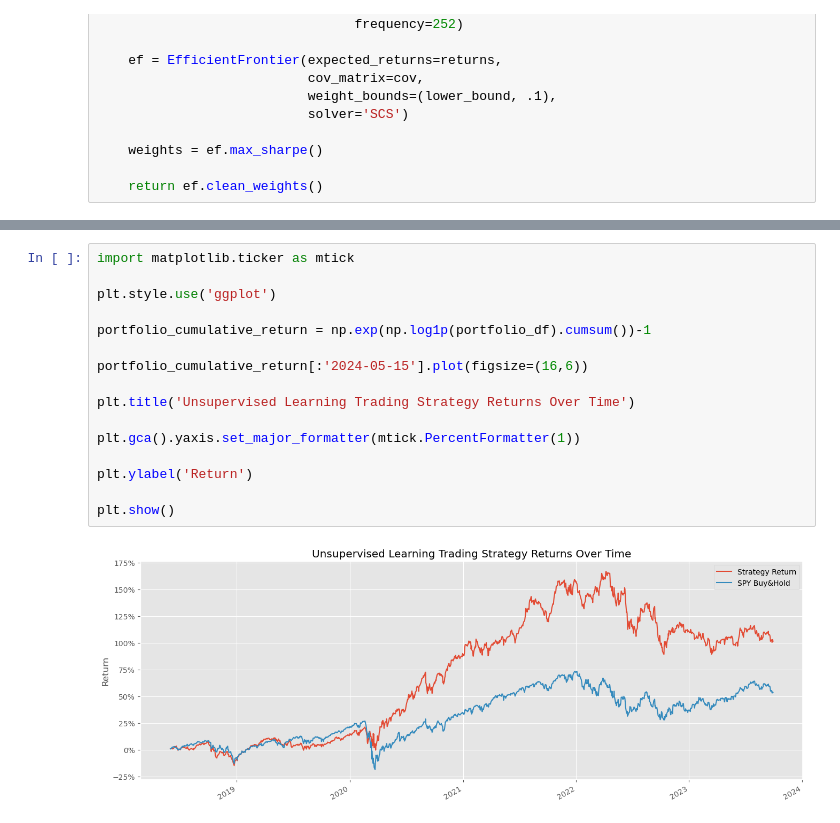
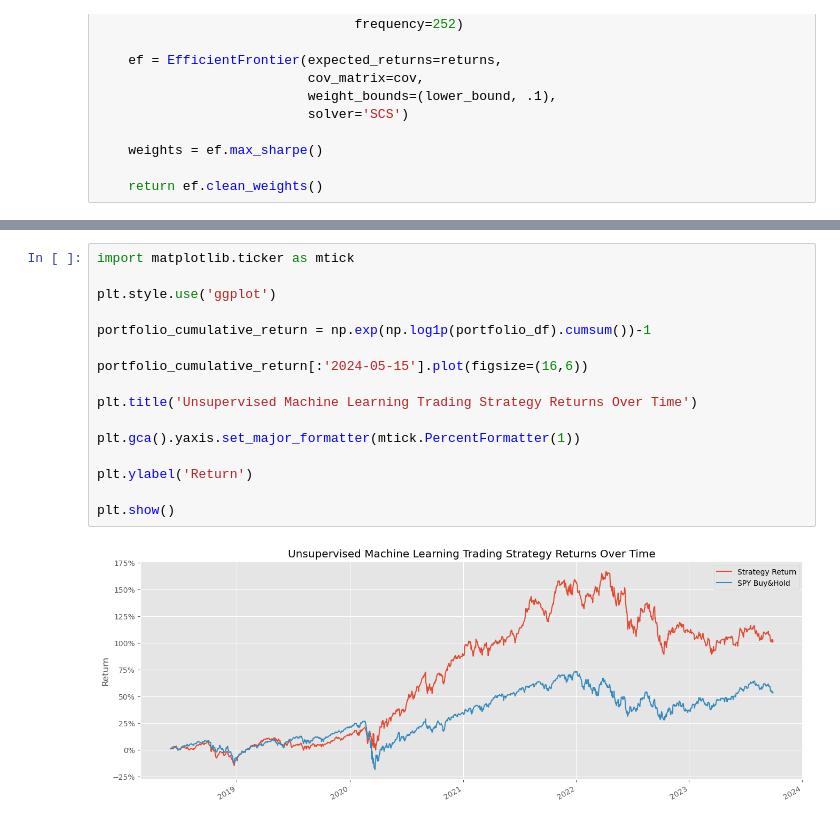
Before and after one commit to Inquisitive-Learner/Unsupervised-Machine-Learning-Quantitative-Trading-Strategy, a Jupyter notebook: Unsupervised Machine Learning Quantitative Trading Strategy.ipynb, the cells around one changed output, grey strips where cells are left out. Cells and saved outputs as stored; diff of their text form.

```diff
--- a/Unsupervised Machine Learning Quantitative Trading Strategy.ipynb
+++ b/Unsupervised Machine Learning Quantitative Trading Strategy.ipynb
@@ -622,18 +622,18 @@ portfolio_df
 # %%
 import matplotlib.ticker as mtick
 
 plt.style.use('ggplot')
 
 portfolio_cumulative_return = np.exp(np.log1p(portfolio_df).cumsum())-1
 
 portfolio_cumulative_return[:'2024-05-15'].plot(figsize=(16,6))
 
-plt.title('Unsupervised Learning Trading Strategy Returns Over Time')
+plt.title('Unsupervised Machine Learning Trading Strategy Returns Over Time')
 
 plt.gca().yaxis.set_major_formatter(mtick.PercentFormatter(1))
 
 plt.ylabel('Return')
 
 plt.show()
 # %% [output]
-[figure, old version]
+[figure, new version]
```
Also changed, not shown: parts of 13 cells of this notebook.
